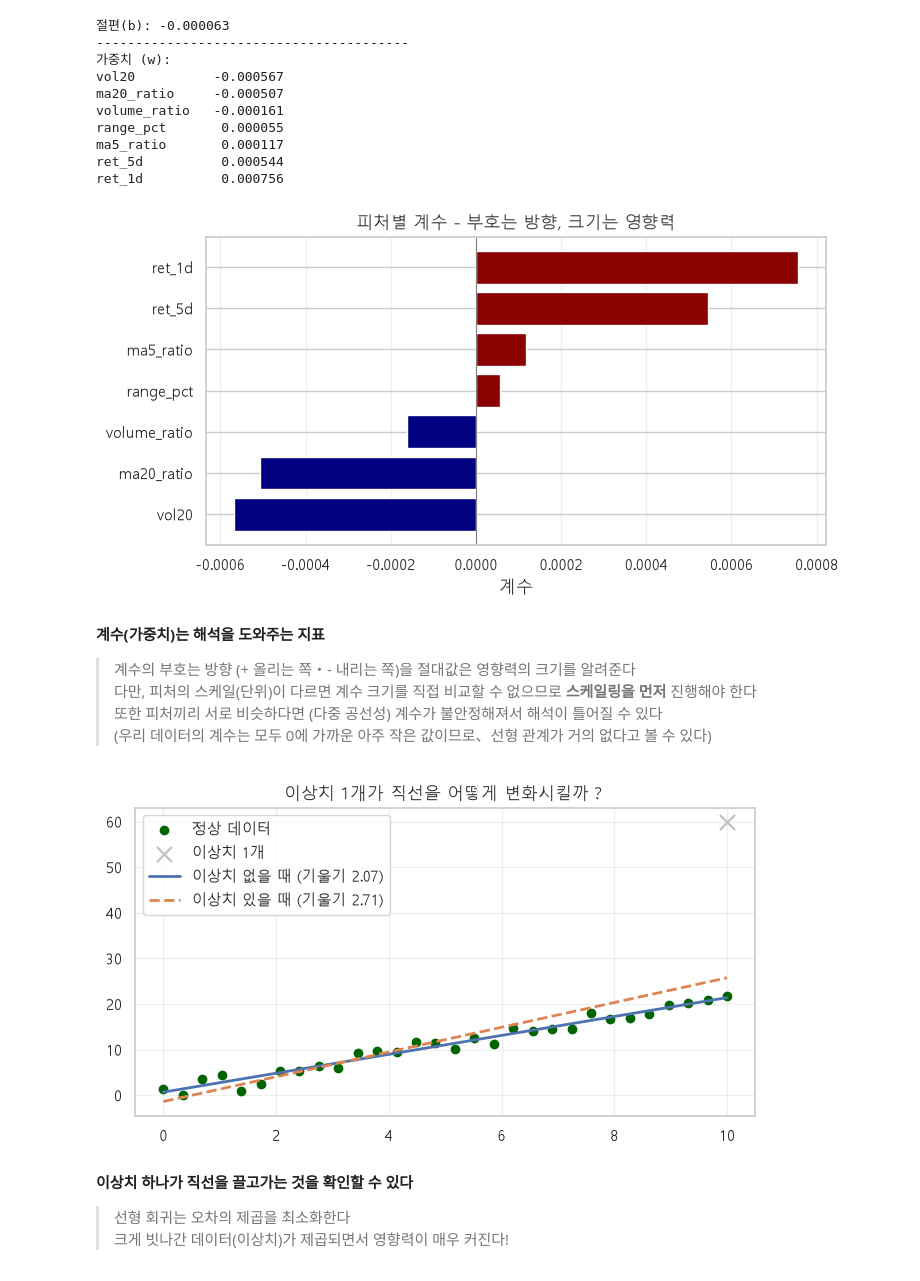
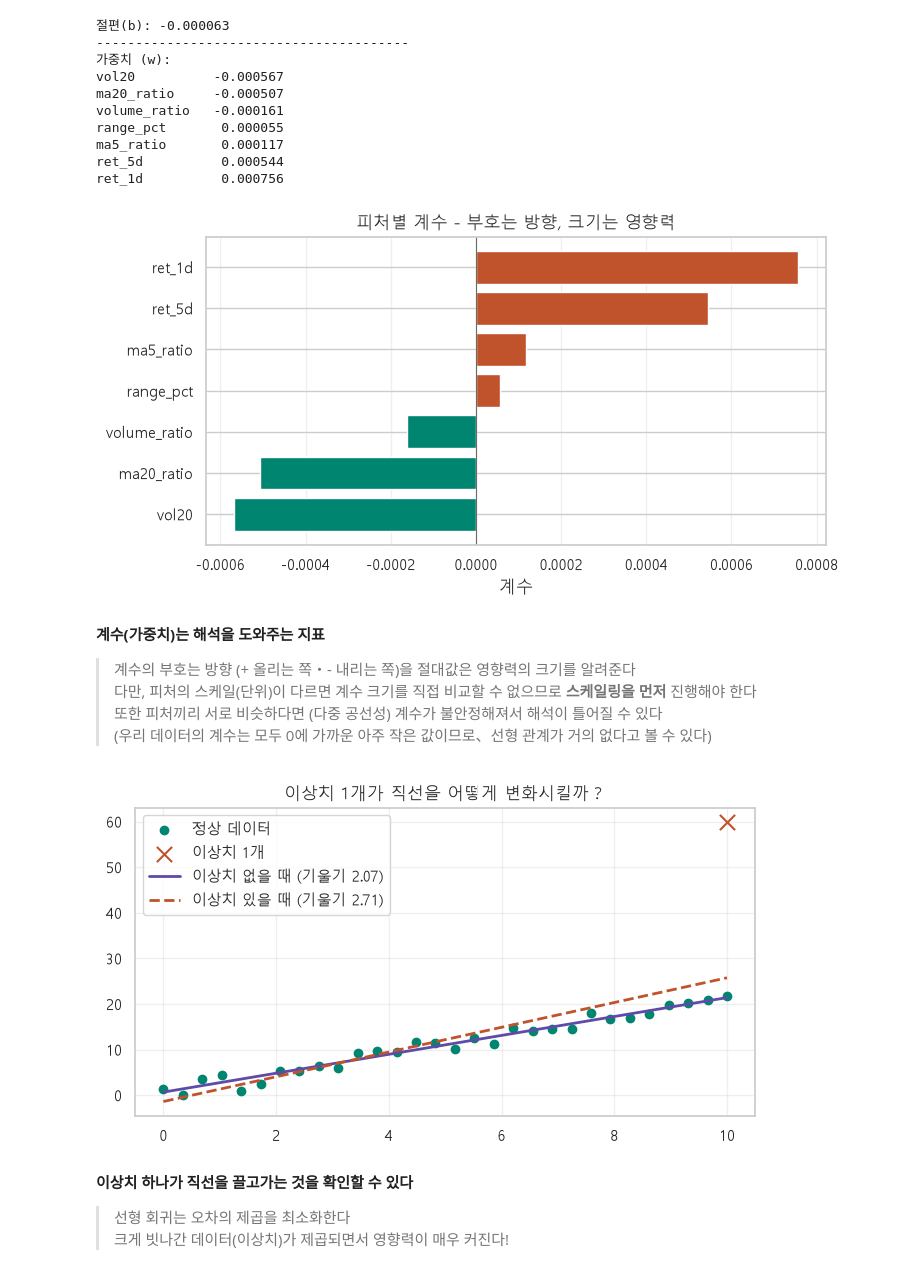
Before and after one commit to JWC1226/6_Python, a Jupyter notebook: 12_ml/04_regression.ipynb, the cells around one changed output. Cells and saved outputs as stored; diff of their text form; code cells hidden in the pictures.

```diff
--- a/12_ml/04_regression.ipynb
+++ b/12_ml/04_regression.ipynb
@@ -16,6 +16,20 @@ from _ml import build_dataset, time_split, FEATURES, SEED
 from _style import setup
 
 setup()
+
+# 크툴루 신화 테마 색상 - 색약 구분도·흰 배경 대비(3:1 이상) 검증을 통과한 7색, 도표에서는 MYTHOS["이름"] 으로 사용
+MYTHOS = {
+    "deep_sea": "#008570",   # 르뤼에의 심해 (청록)
+    "rust":     "#c0532c",   # 녹슨 핏빛
+    "elder":    "#5f4aa8",   # 고대 신의 보라
+    "ichor":    "#6e9a22",   # 촉수 점액의 연두
+    "abyss":    "#3268a8",   # 심연의 남색
+    "sign":     "#a98316",   # 빛바랜 황금 (노란 표식)
+    "bruise":   "#9c3f78",   # 멍든 자홍
+}
+INK = "#6b6a64"              # 기준선·주석 글씨용 중립 회색 (의미를 색으로 전달하지 않는 요소)
+plt.rcParams["axes.prop_cycle"] = plt.cycler(color=list(MYTHOS.values()))   # 색을 지정하지 않은 선은 이 순서로 칠해진다
+# 산점도처럼 모든 색이 서로 맞닿는 차트는 앞의 3색(deep_sea, rust, elder)까지만 구분이 보장된다
 pd.set_option("display.width", 130)
 df = build_dataset()
 train, test, cutoff = time_split(df)
@@ -134,17 +148,17 @@ ret_5d          0.000544
 ret_1d          0.000756
 # %%
 fig, ax = plt.subplots(figsize=(8,4))
-colors = ["Navy" if v < 0 else "Darkred" for v in coef.values]
+colors = [MYTHOS["deep_sea"] if v < 0 else MYTHOS["rust"] for v in coef.values]   # 음수: 심해 청록 / 양수: 녹슨 핏빛
 
 ax.barh(coef.index, coef.values, color=colors)
-ax.axvline(0, color="gray", lw=0.8)
+ax.axvline(0, color=INK, lw=0.8)
 ax.set_xlabel("계수")
 ax.set_title("피처별 계수 - 부호는 방향, 크기는 영향력")
 ax.grid(alpha=0.3, axis="x")
 
 plt.show()
 # %% [output]
-[figure, old version]
+[figure, new version]
 # %% [markdown]
 **계수(가중치)는 해석을 도와주는 지표**
 > 계수의 부호는 방향 (+ 올리는 쪽・- 내리는 쪽)을 절대값은 영향력의 크기를 알려준다 \
@@ -154,32 +168,32 @@ plt.show()
 # %%
 # 이상치를 하나 넣어서 직선의 변화를 확인해보기
 rng = np.random.default_rng(SEED)       # 난수 생성기
 x_demo = np.linspace(0, 10, 30)         # 0 ~ 10 구간을 균등하게 나눈 30개의 숫자
     #「y = 2x + 1」에 노이즈 추가 (평균 0, 표준편차 1.5인 오차 30개)
 y_demo = 2 * x_demo + 1 + rng.normal(0, 1.5, 30)
 
 # 이상치 1개 추가: x=10 인데, y=60 (원래대로라면 21 근처 값이어야 한다)
 x_bad = np.append(x_demo, 10)
 y_bad = np.append(y_demo, 60)
 fig, ax = plt.subplots(figsize=(8, 4))
 
-ax.scatter(x_demo, y_demo, label="정상 데이터", color="Darkgreen")
-ax.scatter([10], [60], s=120, label="이상치 1개", color="Silver", marker="x", zorder=5)
+ax.scatter(x_demo, y_demo, label="정상 데이터", color=MYTHOS["deep_sea"])
+ax.scatter([10], [60], s=120, label="이상치 1개", color=MYTHOS["rust"], marker="x", zorder=5)
 datas = [
-    (x_demo, y_demo, "-", "이상치 없을 때"),
-    (x_bad, y_bad, "--", "이상치 있을 때")
+    (x_demo, y_demo, "-", "이상치 없을 때", MYTHOS["elder"]),
+    (x_bad, y_bad, "--", "이상치 있을 때", MYTHOS["rust"])     # 이상치와 같은 색 → 이상치가 끌어당긴 직선
 ]
 # [TIP] 이상치에 강한 회귀가 필요하면 sklearn.linear_model.HuberRegressor 처럼 큰 오차의 영향을 줄여주는 모델을 사용할 수 있다
-for xs, ys, d, name in datas:
+for xs, ys, d, name, c in datas:
     m = LinearRegression().fit(xs.reshape(-1, 1), ys)
     xx = np.linspace(0, 10, 10)
-    ax.plot(xx, m.predict(xx.reshape(-1, 1)), d, lw=2, label=f"{name} (기울기 {m.coef_[0]:.2f})")
+    ax.plot(xx, m.predict(xx.reshape(-1, 1)), d, color=c, lw=2, label=f"{name} (기울기 {m.coef_[0]:.2f})")
 ax.legend()
 ax.grid(alpha=0.3)
 ax.set_title("이상치 1개가 직선을 어떻게 변화시킬까？")
 plt.show()
 # %% [output]
-[figure, old version]
+[figure, new version]
 # %% [markdown]
 **이상치 하나가 직선을 끌고가는 것을 확인할 수 있다**
 > 선형 회귀는 오차의 제곱을 최소화한다 \
```
Also changed, not shown: parts of 6 cells of this notebook.
